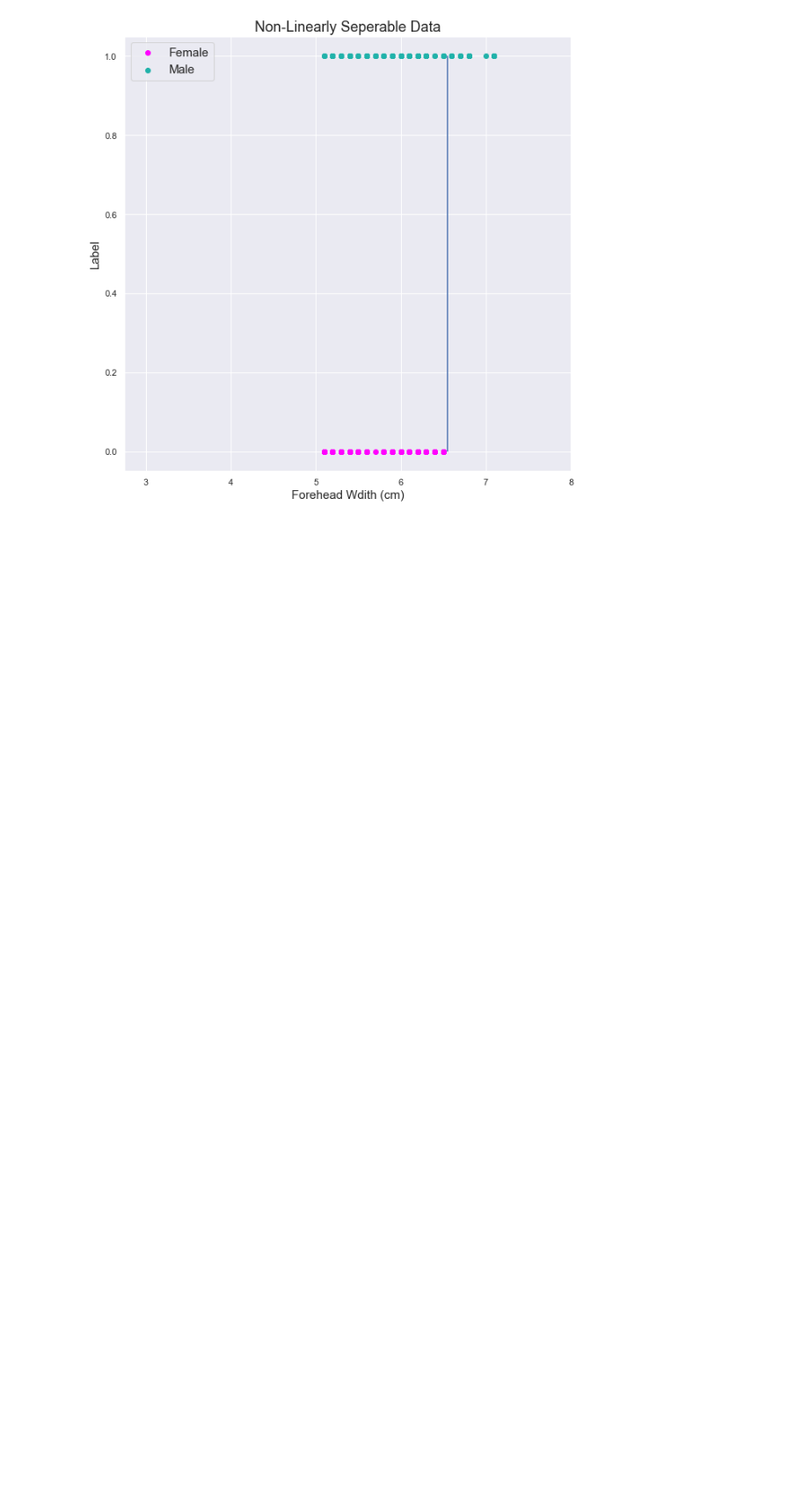
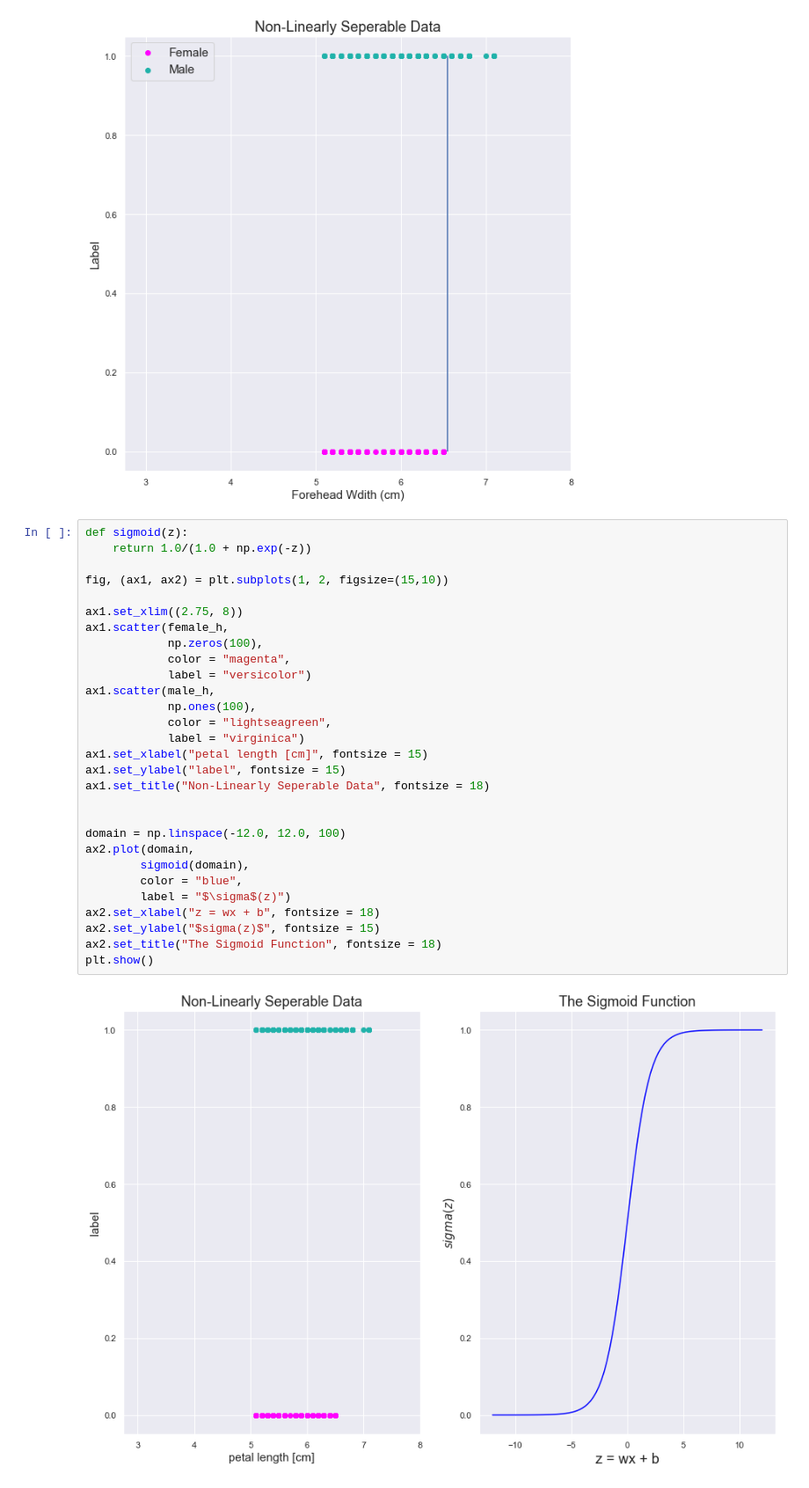
Before and after one commit to rjxgonzalez/INDE_577_Data-Science-and-Machine-Learning-, a Jupyter notebook: Supervised Learning/Classification/Logistic Regression/Logistic Regression.ipynb, the cells around one changed output. Shown at 88% size. Drawn from its saved outputs; the diff is of its cells as text; blank space fills up the shorter version.

```diff
--- a/Supervised Learning/Classification/Logistic Regression/Logistic Regression.ipynb
+++ b/Supervised Learning/Classification/Logistic Regression/Logistic Regression.ipynb
@@ -79,3 +79,34 @@ plt.title("Non-Linearly Seperable Data", fontsize = 18)
 plt.show()
 # %% [output]
 [figure]
+# %%
+def sigmoid(z):
+    return 1.0/(1.0 + np.exp(-z))
+
+fig, (ax1, ax2) = plt.subplots(1, 2, figsize=(15,10))
+
+ax1.set_xlim((2.75, 8))
+ax1.scatter(female_h,
+            np.zeros(100),
+            color = "magenta",
+            label = "versicolor")
+ax1.scatter(male_h,
+            np.ones(100),
+            color = "lightseagreen",
+            label = "virginica")
+ax1.set_xlabel("petal length [cm]", fontsize = 15)
+ax1.set_ylabel("label", fontsize = 15)
+ax1.set_title("Non-Linearly Seperable Data", fontsize = 18)
+
+
+domain = np.linspace(-12.0, 12.0, 100)
+ax2.plot(domain,
+        sigmoid(domain),
+        color = "blue",
+        label = "$\sigma$(z)")
+ax2.set_xlabel("z = wx + b", fontsize = 18)
+ax2.set_ylabel("$sigma(z)$", fontsize = 15)
+ax2.set_title("The Sigmoid Function", fontsize = 18)
+plt.show()
+# %% [output]
+[figure, added]
```
Also changed, not shown: parts of 8 cells of this notebook.
